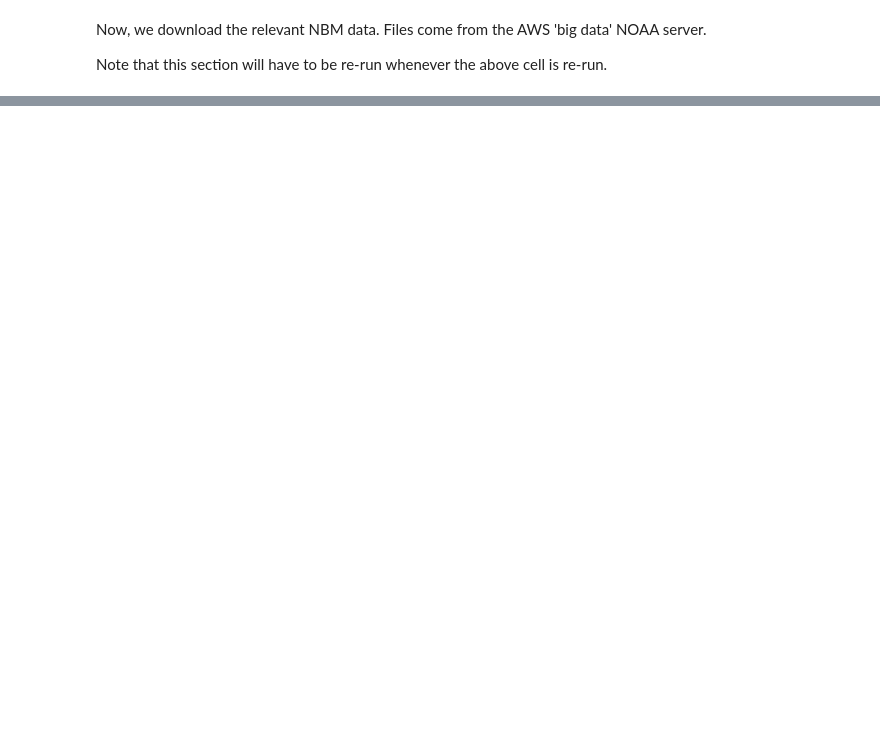
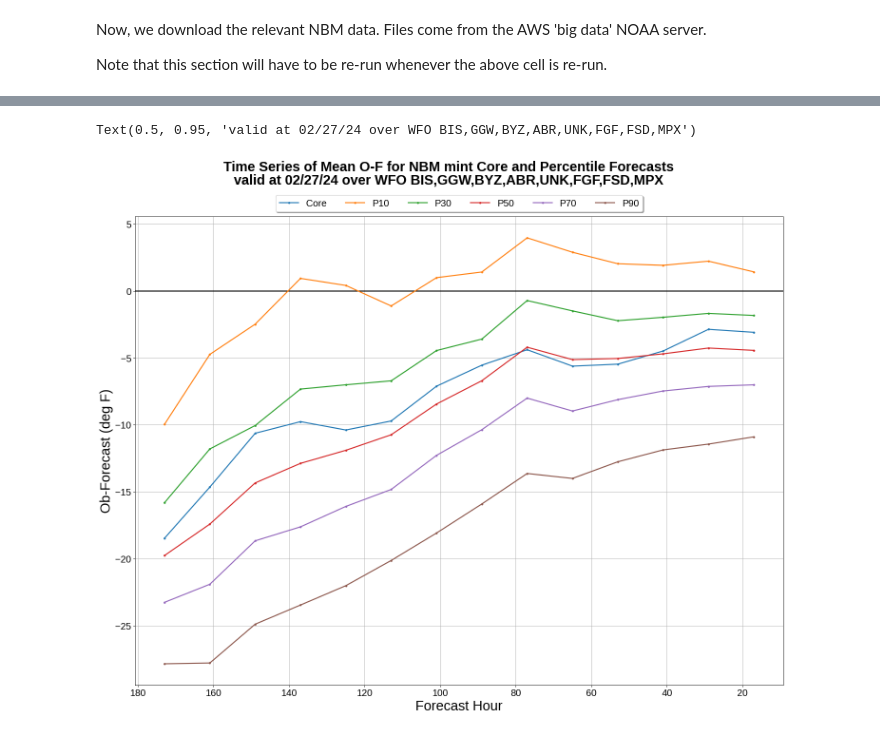
Before and after one commit to StevenLevine-NOAA/NBM-Verif, a Jupyter notebook: NBM_Percentile_vs_Obs_Over_Time.ipynb, the cells around one changed output, grey strips where cells are left out. Saved outputs shown, nothing was run; the diff lists cells and outputs as text; code cells hidden in the pictures; blank space fills up the shorter version.

```diff
--- a/NBM_Percentile_vs_Obs_Over_Time.ipynb
+++ b/NBM_Percentile_vs_Obs_Over_Time.ipynb
@@ -1363,3 +1401,31 @@ for fhr in pd.unique(masterfcst['forecast_hour']):
   figname=dataframeid+"_"+compare_element+"_"+element+"_"+valid_end_datetime.strftime('%Y%m%d')+"_fh"+str(int(fhr))+".png"
   plt.savefig(figname, facecolor=fig.get_facecolor(), bbox_inches='tight', pad_inches=0.2, dpi='figure')
   print(f'   > Done! Saved plot as {figname}')
+# %%
+#@title Plotting Option Five - O/Fs for percentiles and core
+matplotlib.rc('axes',facecolor='white',edgecolor='black')
+masterfcst['Core']=masterfcst['OB']-masterfcst['NBM_D']
+masterfcst['P10']=masterfcst['OB']-masterfcst['NBM_P10']
+masterfcst['P30']=masterfcst['OB']-masterfcst['NBM_P30']
+masterfcst['P50']=masterfcst['OB']-masterfcst['NBM_P50']
+masterfcst['P70']=masterfcst['OB']-masterfcst['NBM_P70']
+masterfcst['P90']=masterfcst['OB']-masterfcst['NBM_P90']
+units={"maxt":"deg F", "mint":"deg F", "qpf":"in", "maxwind":"kts", "snow":"in"}
+figdiff=plt.figure(constrained_layout=False,figsize=(22,16),dpi=80)
+grid=figdiff.add_gridspec(1,1)
+axdiff=figdiff.add_subplot(1,1,1)
+difframe=masterfcst.groupby(['forecast_hour'])[['forecast_hour','Core','P10','P30','P50','P70','P90']].mean()
+plt.axhline(0,color='black',linewidth=2,linestyle='solid')
+for var in ['Core','P10','P30','P50','P70','P90']:
+  difframe.plot(ax=axdiff,kind="line",x="forecast_hour",y=var,grid=True,marker='o',markersize=3,fontsize=18,linewidth=2)
+axdiff.legend(loc='lower center',bbox_to_anchor=[0.5,1.00],fancybox=True,shadow=True,ncol=6,prop={'size': 18})
+axdiff.set_xlim(axdiff.get_xlim()[::-1])
+plt.xlabel("Forecast Hour",fontsize=26)
+plt.ylabel("Ob-Forecast (" + units[element] + ")",fontsize=26)
+title_string="Time Series of Mean O-F for NBM " + element + " Core and Percentile Forecasts"
+subtitle_string= "valid at " + valid_date_start.strftime('%m/%d/%y')  + " over WFO " + region
+figdiff.text(0.5,0.95,title_string,horizontalalignment='center',verticalalignment='bottom',weight='bold',fontsize=26)
+figdiff.text(0.5,0.95,subtitle_string,horizontalalignment='center',verticalalignment='top',weight='bold',fontsize=26)
+# %% [output]
+Text(0.5, 0.95, 'valid at 02/27/24 over WFO BIS,GGW,BYZ,ABR,UNK,FGF,FSD,MPX')
+[figure, added]
```
Also changed, not shown: parts of 9 cells of this notebook.
